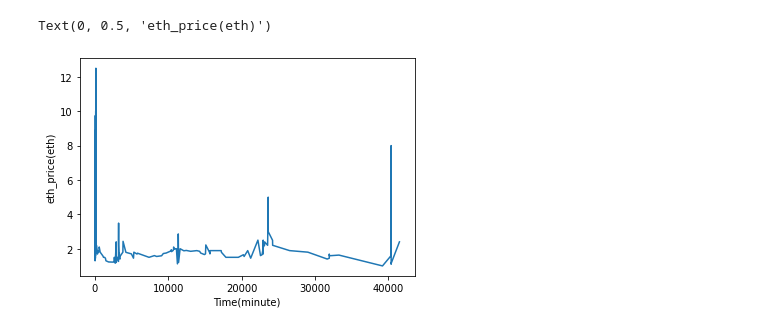
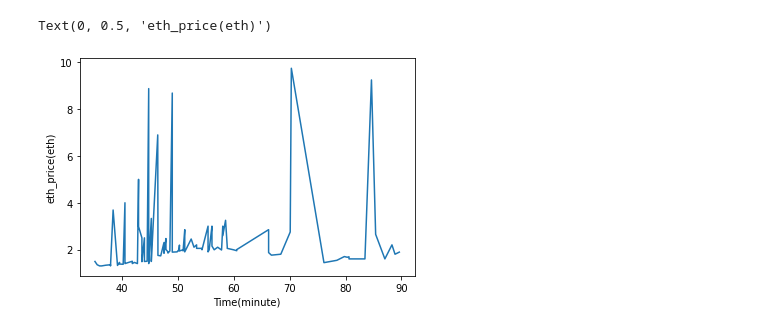
Before and after one commit to jeyanderson/artblocks_nft_momemtum_analysis, a Jupyter notebook: sales_analytics/sales_evolution/python_csv_visualiser.ipynb, the cells around one changed output. Saved outputs shown, nothing was run; the diff lists cells and outputs as text; code cells hidden in the pictures.

Commit message:
working on normalized charts

```diff
--- a/sales_analytics/sales_evolution/python_csv_visualiser.ipynb
+++ b/sales_analytics/sales_evolution/python_csv_visualiser.ipynb
@@ -13,4 +21,8 @@ csv_reader = csv.reader(fh)
 # %%
+fh_temp.close()
+fh_temp = open('temp.csv')
+csv_reader_temp = csv.reader(fh_temp)
 csv_header = next(csv_reader)
-csv_header
+csv_header2 = next(csv_reader_temp)
+csv_header2
 # %% [output]
@@ -27,4 +50,6 @@ fh.close()
 # %%
 df_sig = pd.read_csv(str_filename, header=None, skiprows=1, names=csv_header)
 df_sig
+df_sig2 = pd.read_csv('temp.csv', header=None, skiprows=1, names=csv_header2)
+df_sig2
 # %% [output]
@@ -44,4 +69,5 @@ df_sig
 # %%
 df_sig['Date'] = df_sig['block_time'].map(lambda x: datetime.fromisoformat(str(x)))
 df_sig['Date']
+df_sig2['Date'] = df_sig2['DateTime'].map(lambda x: datetime.strptime(str(x), '%Y-%m-%d %H:%M:%S'))
 # %% [output]
@@ -60,14 +75,15 @@ Name: Date, Length: 285, dtype: datetime64[ns, UTC]
 # %%
 mintStart = datetime.fromisoformat("2022-06-29T17:00:00+00:00")
 endDate = datetime.fromisoformat("2022-06-29T18:30:00+00:00")
+df_sig2['Date'] = df_sig2.loc[(df_sig['Date'] >= mintStart)]
 df_new=df_sig.loc[(df_sig['Date'] <= endDate)]
-df_new=df_sig.loc[(df_sig['Date'] >= mintStart)]
+df_new=df_new.loc[(df_sig['Date'] >= mintStart)]
 x = df_new['Date'] - mintStart
 x = (x.dt.total_seconds() / 60)
 y = df_new['eth_price']
 plt.plot(x, y)
 plt.xlabel('Time(minute)')
 plt.ylabel('eth_price(eth)')
 # %% [output]
 Text(0, 0.5, 'eth_price(eth)')
-[figure, old version]
+[figure, new version]
```
Also changed, not shown: parts of 7 cells of this notebook, 5 other files.
